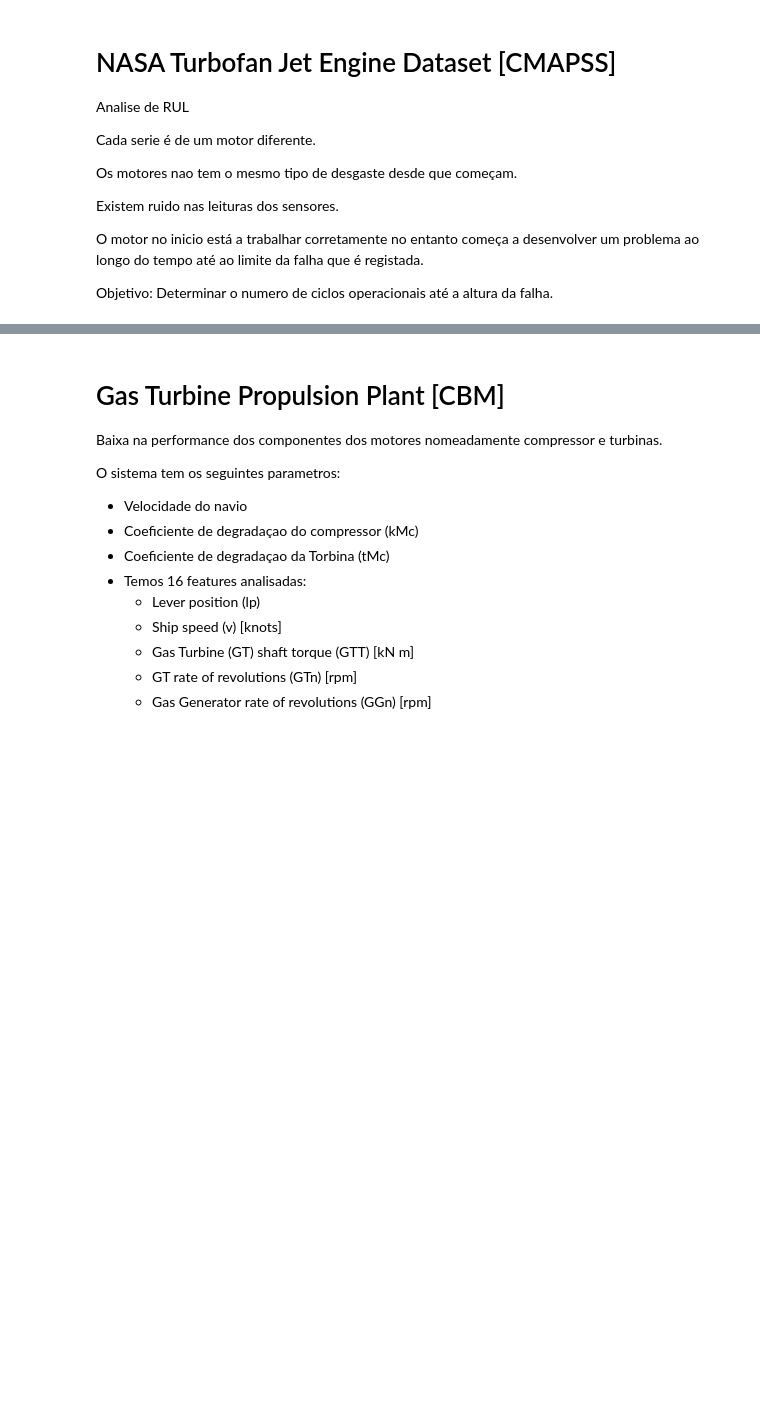
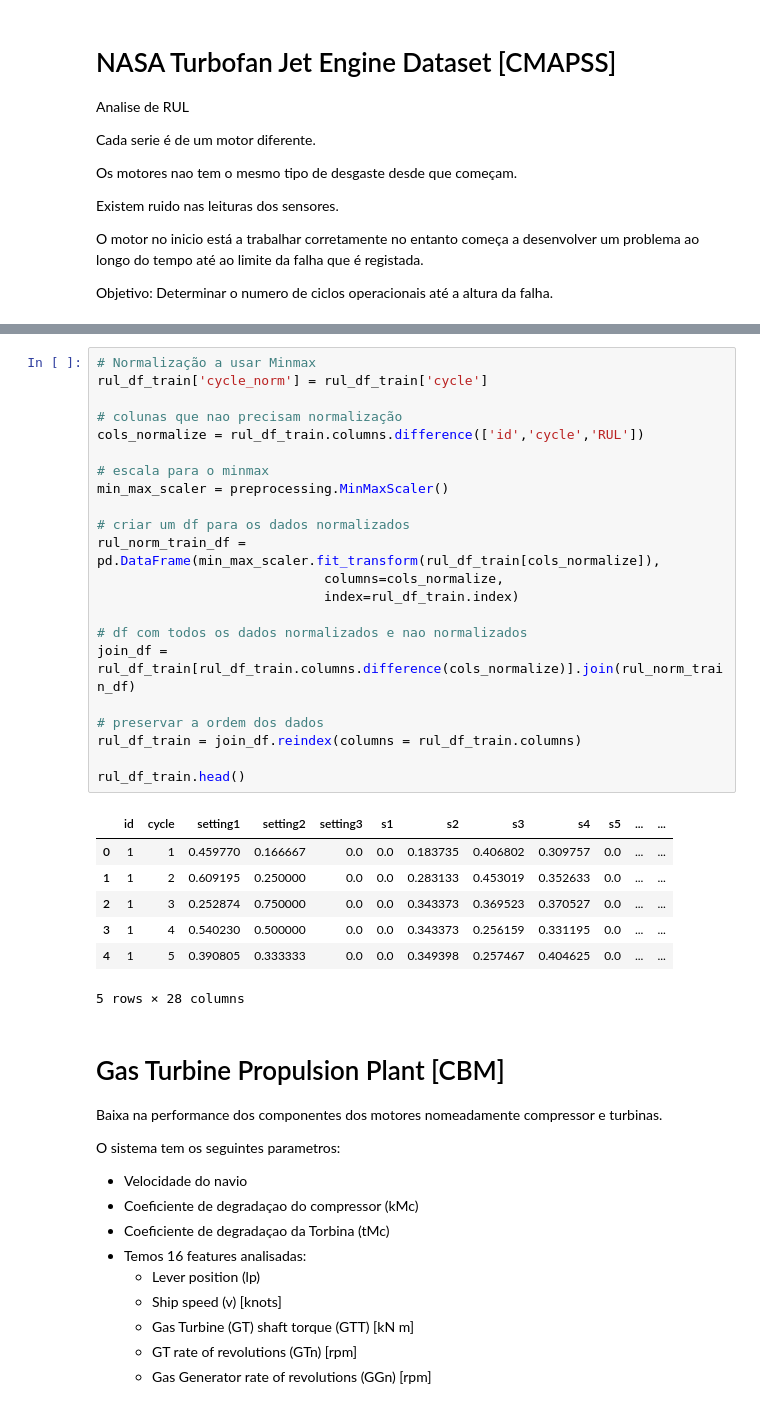
Before and after one commit to DGuilherme/PMTese, a Jupyter notebook: Datasets.ipynb, the cells around one changed output, grey strips where cells are left out. Cells and saved outputs as stored; diff of their text form; blank space fills up the shorter version.

```diff
--- a/Datasets.ipynb
+++ b/Datasets.ipynb
@@ -124,3 +170,33 @@ Objetivo: Determinar o numero de ciclos operacionais até a altura da falha.
+# %%
+# Normalização a usar Minmax
+rul_df_train['cycle_norm'] = rul_df_train['cycle']
+
+# colunas que nao precisam normalização
+cols_normalize = rul_df_train.columns.difference(['id','cycle','RUL'])
+
+# escala para o minmax
+min_max_scaler = preprocessing.MinMaxScaler()
+
+# criar um df para os dados normalizados
+rul_norm_train_df = pd.DataFrame(min_max_scaler.fit_transform(rul_df_train[cols_normalize]),
+                             columns=cols_normalize,
+                             index=rul_df_train.index)
+
+# df com todos os dados normalizados e nao normalizados
+join_df = rul_df_train[rul_df_train.columns.difference(cols_normalize)].join(rul_norm_train_df)
+
+# preservar a ordem dos dados
+rul_df_train = join_df.reindex(columns = rul_df_train.columns)
+
+rul_df_train.head()
+# %% [output]
+|  | id | cycle | setting1 | setting2 | setting3 | s1 | s2 | s3 | s4 | s5 | ... | ... |
+| 0 | 1 | 1 | 0.459770 | 0.166667 | 0.0 | 0.0 | 0.183735 | 0.406802 | 0.309757 | 0.0 | ... | ... |
+| 1 | 1 | 2 | 0.609195 | 0.250000 | 0.0 | 0.0 | 0.283133 | 0.453019 | 0.352633 | 0.0 | ... | ... |
+| 2 | 1 | 3 | 0.252874 | 0.750000 | 0.0 | 0.0 | 0.343373 | 0.369523 | 0.370527 | 0.0 | ... | ... |
+| 3 | 1 | 4 | 0.540230 | 0.500000 | 0.0 | 0.0 | 0.343373 | 0.256159 | 0.331195 | 0.0 | ... | ... |
+| 4 | 1 | 5 | 0.390805 | 0.333333 | 0.0 | 0.0 | 0.349398 | 0.257467 | 0.404625 | 0.0 | ... | ... |
+5 rows × 28 columns
 # %% [markdown]
 # Gas Turbine Propulsion Plant [CBM]
 
```
Also changed, not shown: parts of 6 cells of this notebook.
